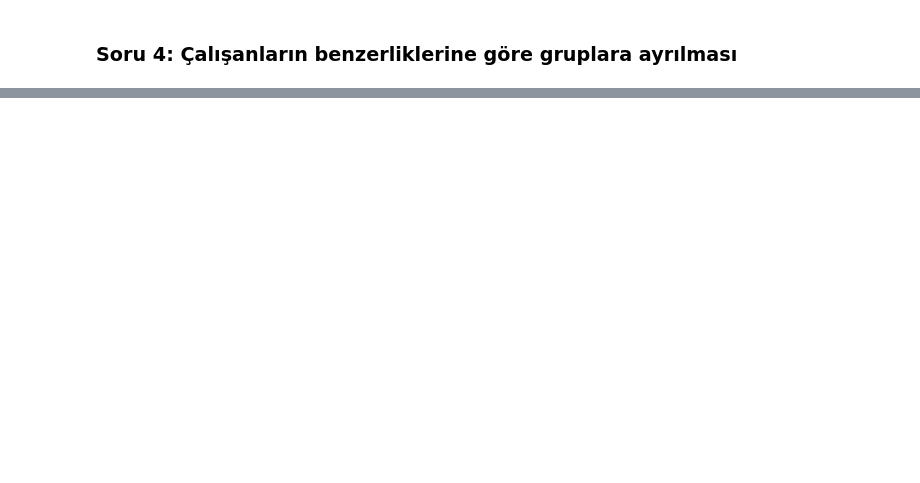
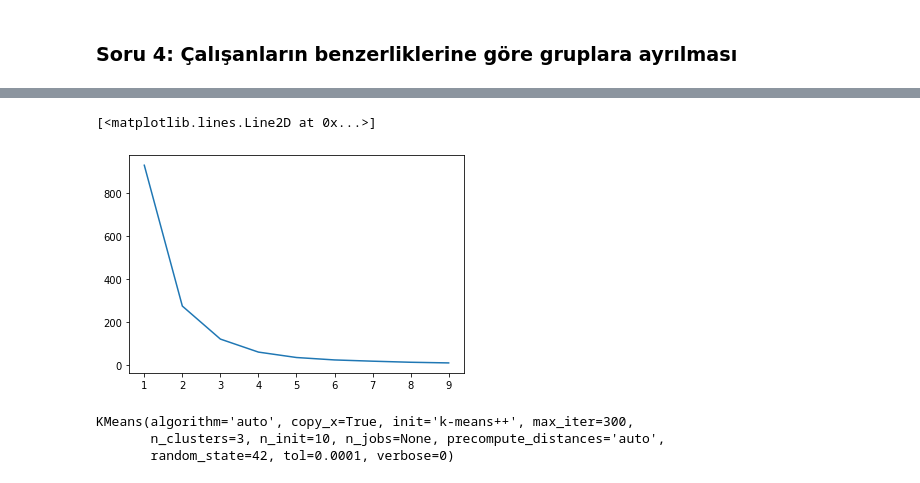
Before and after one commit to aycaecemgul/DataScience, a Jupyter notebook: Final/VBG - Proje 2.ipynb, the cells around one changed output, grey strips where cells are left out. Saved outputs shown, nothing was run; the diff lists cells and outputs as text; code cells hidden in the pictures; blank space fills up the shorter version.

```diff
--- a/Final/VBG - Proje 2.ipynb
+++ b/Final/VBG - Proje 2.ipynb
@@ -27,0 +786,11 @@
+# %%
+#Finding the Optimal Number of Clusters
+costs = []
+for k in range(1,10):
+    model = KMeans(n_clusters=k)
+    model.fit(dataset)
+    costs.append(model.inertia_)
+plt.plot(np.arange(1,10), costs)
+# %% [output]
+[<matplotlib.lines.Line2D at 0x...>]
+[figure, added]
@@ -27,0 +799,7 @@
+# %%
+km_model = KMeans(n_clusters=3,random_state=42)
+km_model.fit(X)
+# %% [output]
+KMeans(algorithm='auto', copy_x=True, init='k-means++', max_iter=300,
+       n_clusters=3, n_init=10, n_jobs=None, precompute_distances='auto',
+       random_state=42, tol=0.0001, verbose=0)
```
Also changed, not shown: parts of 94 cells of this notebook.
